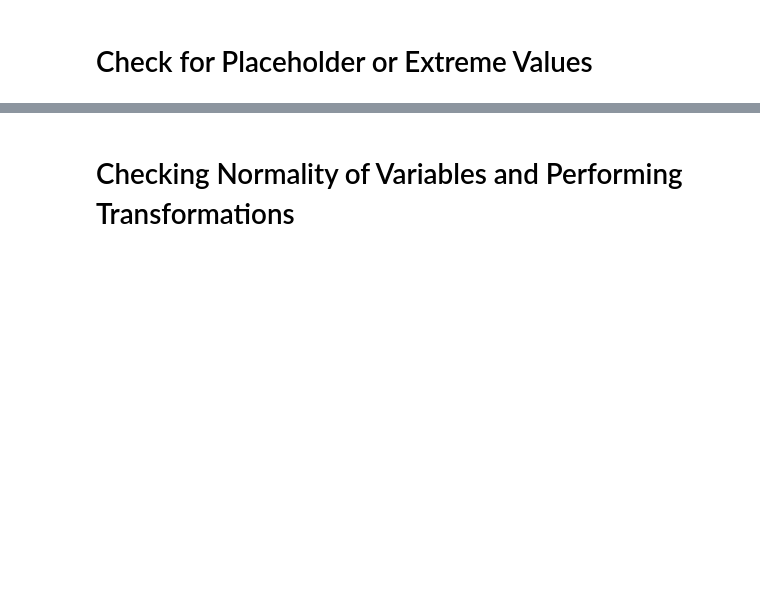
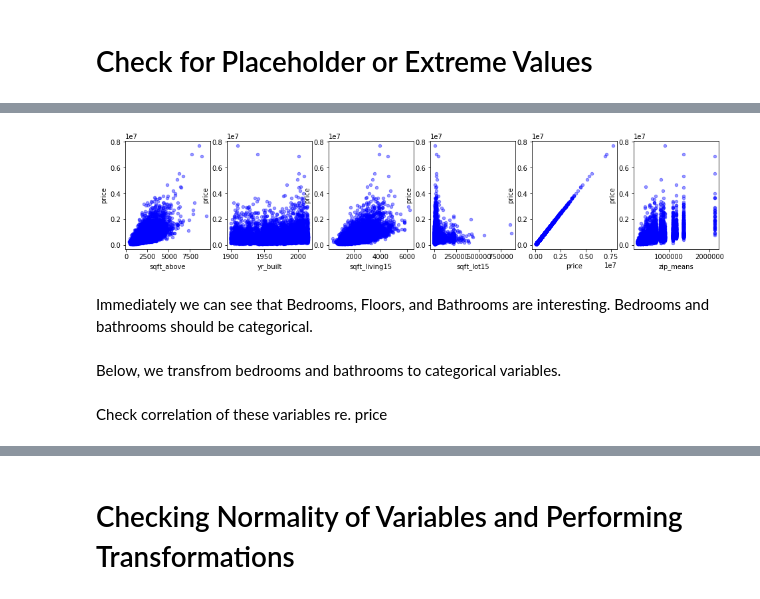
Before and after one commit to luicyfruit/dsc-1-final-project-online-ds-pt-021119, a Jupyter notebook: student.ipynb, the cells around one changed output, grey strips where cells are left out. Saved outputs shown, nothing was run; the diff lists cells and outputs as text; code cells hidden in the pictures; blank space fills up the shorter version.

```diff
--- a/student.ipynb
+++ b/student.ipynb
@@ -429,0 +358,15 @@ AttributeError: 'DataFrame' object has no attribute 'condition'
+# %%
+fig, axes = plt.subplots(nrows=1, ncols=6, figsize=(16,3))
+
+for xcol, ax in zip(list(feature_cols)[6:12], axes):
+    df.plot(kind='scatter', x= xcol, y="price", ax=ax, alpha=0.4, color='b')
+# %% [output]
+[figure, added]
+# %% [markdown]
+Immediately we can see that Bedrooms, Floors, and Bathrooms are interesting.
+Bedrooms and bathrooms should be categorical.
+<br/>
+<br/>
+Below, we transfrom  bedrooms and bathrooms to categorical variables.
+# %% [markdown]
+Check correlation of these variables re. price
```
Also changed, not shown: parts of 126 cells of this notebook.
